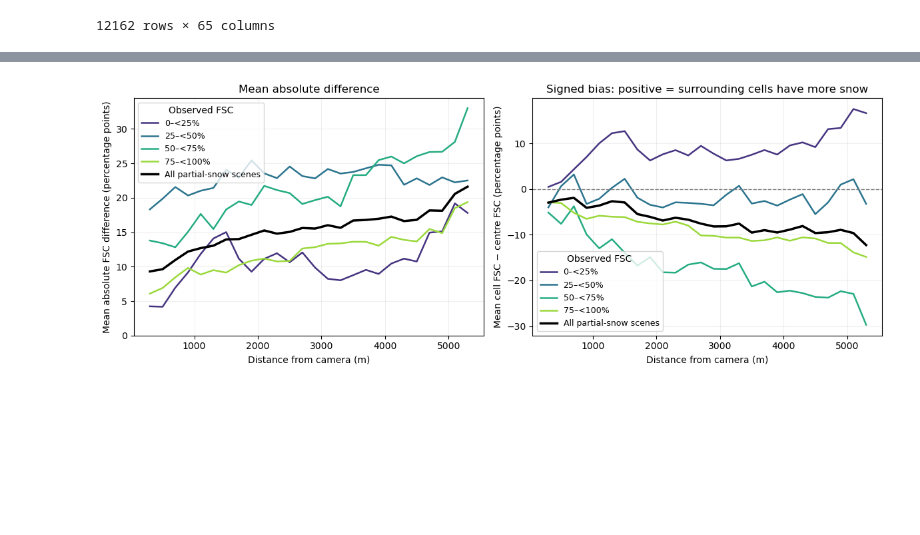
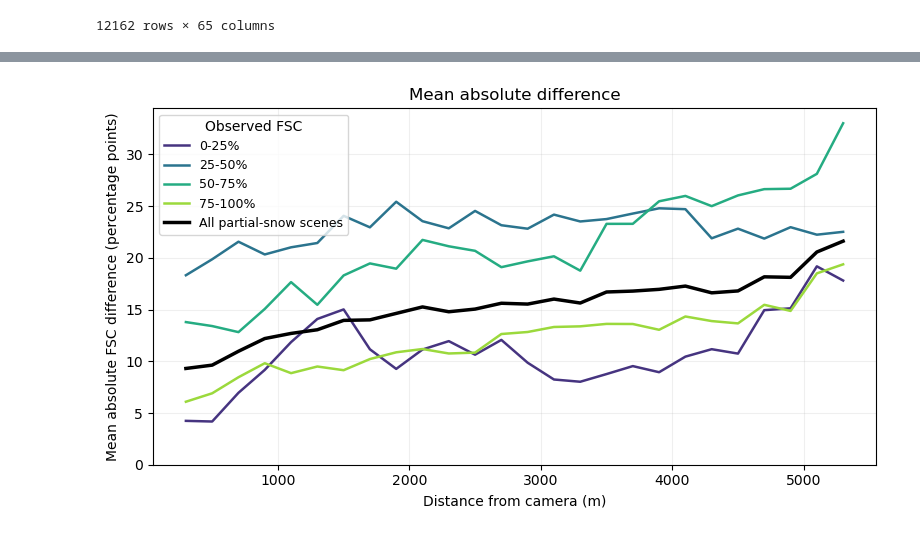
Before and after one commit to thomaslaraia/Snowstradamus, a Jupyter notebook: landsat_semivariogram.ipynb, the cells around one changed output, grey strips where cells are left out. Saved outputs shown, nothing was run; the diff lists cells and outputs as text; code cells hidden in the pictures; blank space fills up the shorter version.

Commit message:
updated plot

```diff
--- a/landsat_semivariogram.ipynb
+++ b/landsat_semivariogram.ipynb
@@ -350,7 +350,7 @@ else:
     ).astype(int)
 
     band_labels = [
-        f"{lo}–<{hi}%"
+        f"{lo}-{hi}%"
         for lo, hi in zip(FSC_BAND_EDGES[:-1], FSC_BAND_EDGES[1:])
     ]
     outer_cells["fsc_band"] = pd.cut(
@@ -471,53 +471,54 @@ plot_data = distance_summary.loc[
     distance_summary["distance_m"] < distance_summary["distance_m"].max()
 ].copy()
 
-fig, axes = plt.subplots(1, 2, figsize=(12, 4.5), sharex=True)
+fig, axes = plt.subplots(1, 1, figsize=(8, 4.5), sharex=True)
 
 for label, colour in plot_groups:
     summary = plot_data.loc[
         plot_data["fsc_band"] == label
     ].sort_values("distance_m")
 
     if summary.empty:
         continue
 
     linewidth = 2.5 if label == "All partial-snow scenes" else 1.8
 
-    axes[0].plot(
+    axes.plot(
         summary["distance_m"],
         summary["mae_pp"],
         color=colour,
         lw=linewidth,
         label=label,
     )
-    axes[1].plot(
-        summary["distance_m"],
-        summary["bias_pp"],
-        color=colour,
-        lw=linewidth,
-        label=label,
-    )
+    continue
+    # axes[1].plot(
+    #     summary["distance_m"],
+    #     summary["bias_pp"],
+    #     color=colour,
+    #     lw=linewidth,
+    #     label=label,
+    # )
 
-axes[0].set(
+axes.set(
     title="Mean absolute difference",
     ylabel="Mean absolute FSC difference (percentage points)",
     ylim=(0, None),
 )
-axes[1].set(
-    title="Signed bias: positive = surrounding cells have more snow",
-    ylabel="Mean cell FSC − centre FSC (percentage points)",
-)
-axes[1].axhline(0, color="grey", ls="--", lw=1)
+# axes[1].set(
+#     title="Signed bias: positive = surrounding cells have more snow",
+#     ylabel="Mean cell FSC − centre FSC (percentage points)",
+# )
+# axes[1].axhline(0, color="grey", ls="--", lw=1)
 
-for ax in axes:
-    ax.set_xlabel("Distance from camera (m)")
-    ax.grid(alpha=0.2)
-    ax.legend(title="Observed FSC", fontsize=9)
+# for ax in axes:
+axes.set_xlabel("Distance from camera (m)")
+axes.grid(alpha=0.2)
+axes.legend(title="Observed FSC", fontsize=9)
 
 fig.tight_layout()
 plt.show()
 # %% [output]
-[figure, old version]
+[figure, new version]
 # %%
 from pathlib import Path
 import re
```
Also changed, not shown: parts of 1 cell of this notebook.
